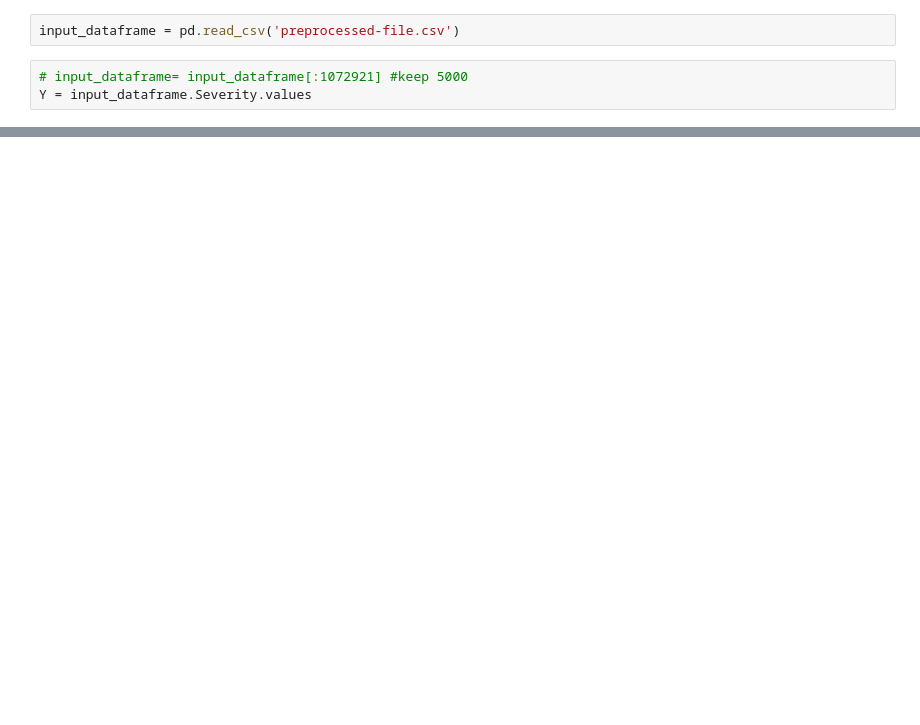
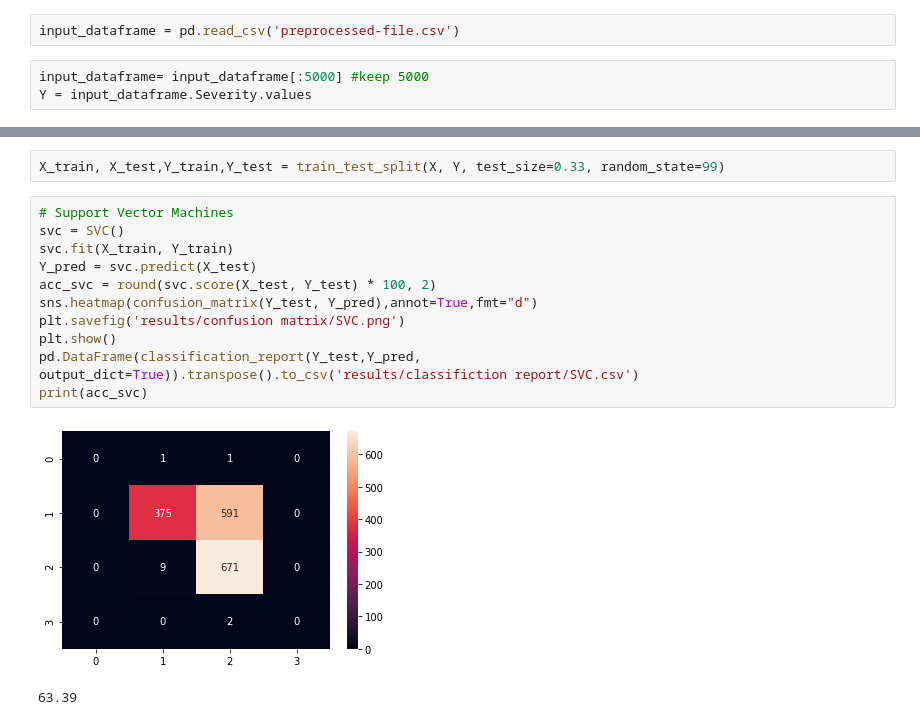
Before and after one commit to shekharchalise/road-accidents-data-analysis, a Jupyter notebook: prediction.ipynb, the cells around one changed output, grey strips where cells are left out. Drawn from its saved outputs; the diff is of its cells as text; blank space fills up the shorter version.

```diff
--- a/prediction.ipynb
+++ b/prediction.ipynb
@@ -12,7 +28,7 @@ from sklearn.model_selection import train_test_split
 # %%
 input_dataframe = pd.read_csv('preprocessed-file.csv')
 # %%
-# input_dataframe= input_dataframe[:1072921] #keep 5000
+input_dataframe= input_dataframe[:5000] #keep 5000
 Y = input_dataframe.Severity.values
 # %%
 cols = input_dataframe.shape[1]
@@ -96,0 +63,16 @@ acc_random_forest
+# %%
+X_train, X_test,Y_train,Y_test = train_test_split(X, Y, test_size=0.33, random_state=99)
+# %%
+# Support Vector Machines
+svc = SVC()
+svc.fit(X_train, Y_train)
+Y_pred = svc.predict(X_test)
+acc_svc = round(svc.score(X_test, Y_test) * 100, 2)
+sns.heatmap(confusion_matrix(Y_test, Y_pred),annot=True,fmt="d")
+plt.savefig('results/confusion matrix/SVC.png')
+plt.show()
+pd.DataFrame(classification_report(Y_test,Y_pred, output_dict=True)).transpose().to_csv('results/classifiction report/SVC.csv')
+print(acc_svc)
+# %% [output]
+[figure, added]
+63.39
```
Also changed, not shown: parts of 13 cells of this notebook, 3 other files.
